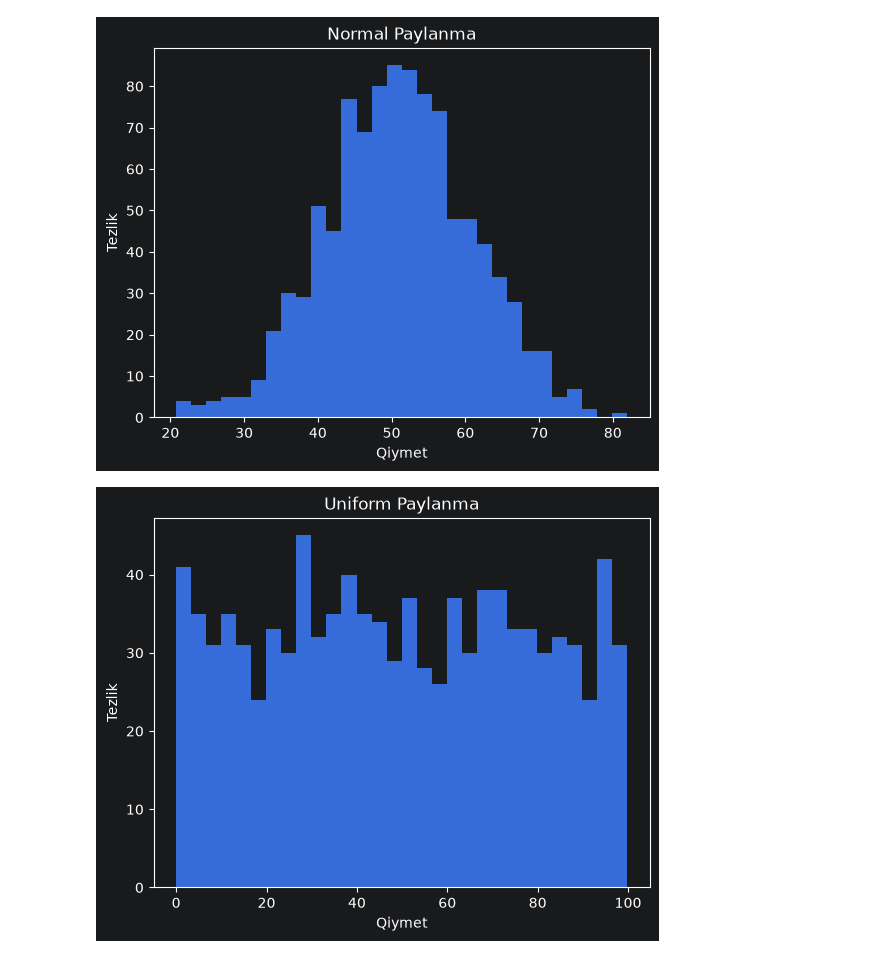
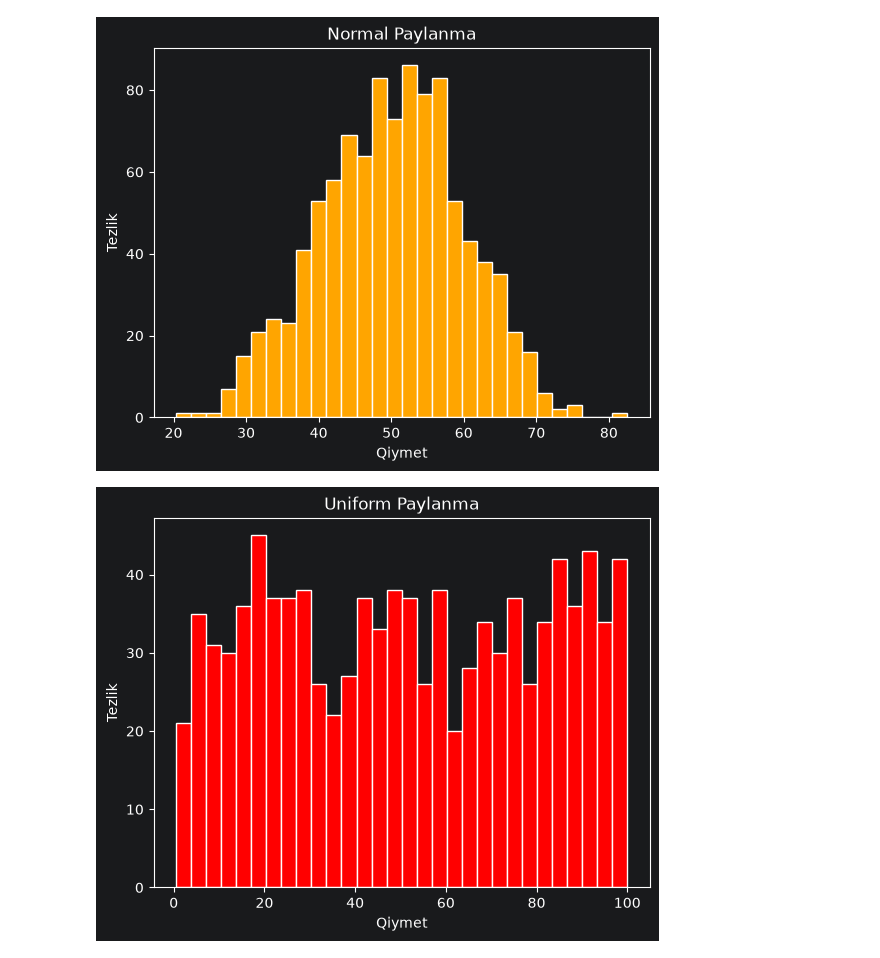
Before and after one commit to vagifrasulzade/Python_AI-Practice, a Jupyter notebook: Task6/Distribution.ipynb, the cells around one changed output. Cells and saved outputs as stored; diff of their text form; code cells hidden in the pictures.

```diff
--- a/Task6/Distribution.ipynb
+++ b/Task6/Distribution.ipynb
@@ -4,24 +4,23 @@ import matplotlib.pyplot as plt
 # %%
 #1. Normal Paylanma
 normal = np.random.normal(loc=50, scale=10, size=1000)
-
-plt.hist(normal, bins=30)
+plt.hist(normal, bins=30,color='orange',edgecolor='white')
 plt.title("Normal Paylanma")
 plt.xlabel("Qiymet")
 plt.ylabel("Tezlik")
 plt.show()
 # %% [output]
-[figure, old version]
+[figure, new version]
 # %%
 # 2.Uniform Paylanma
 uniform = np.random.uniform(low=0, high=100, size=1000)
-plt.hist(uniform, bins=30)
+plt.hist(uniform, bins=30 , color='red',edgecolor='white')
 plt.title("Uniform Paylanma")
 plt.xlabel("Qiymet")
 plt.ylabel("Tezlik")
 plt.show()
 # %% [output]
-[figure, old version]
+[figure, new version]
 # %%
 # 3.Poisson Paylanma
 poisson = np.random.poisson(lam=5,size=1000)
```
Also changed, not shown: parts of 3 cells of this notebook, 3 other files.
